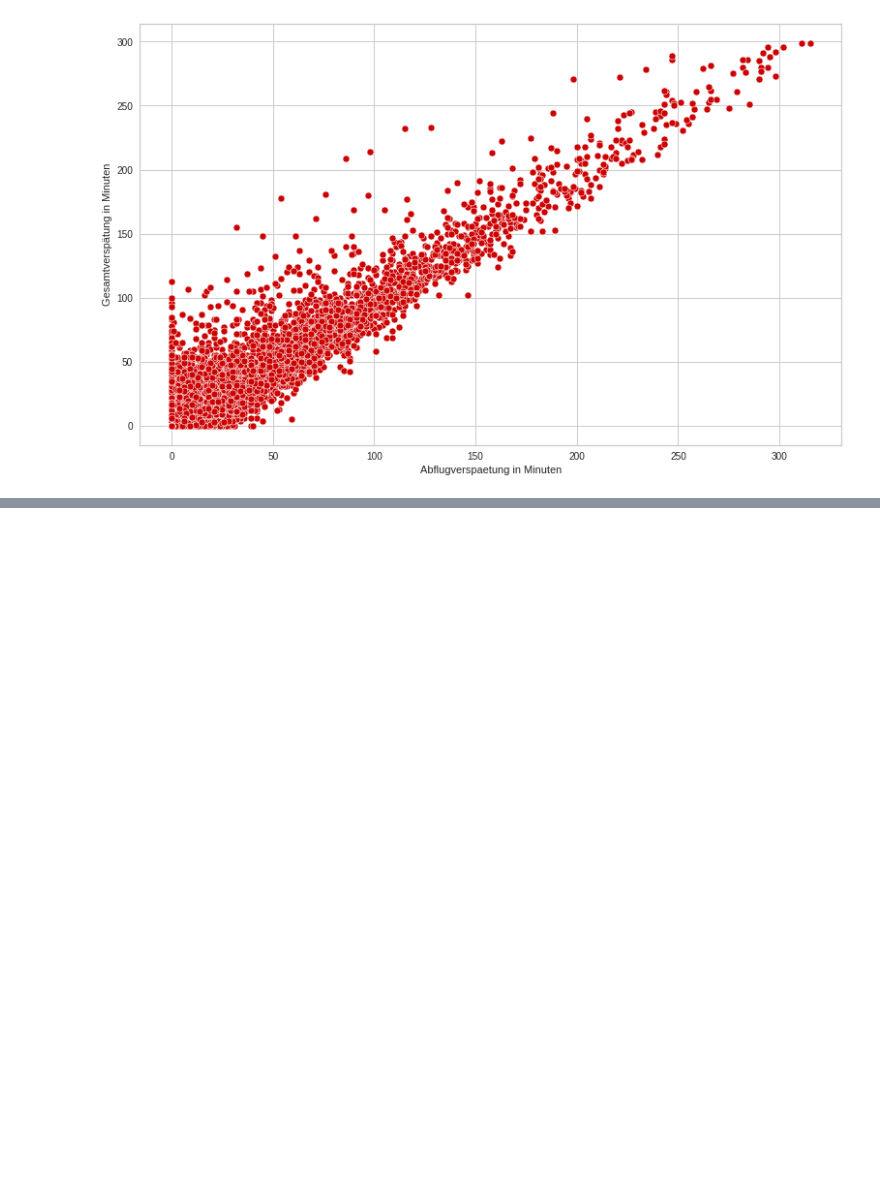
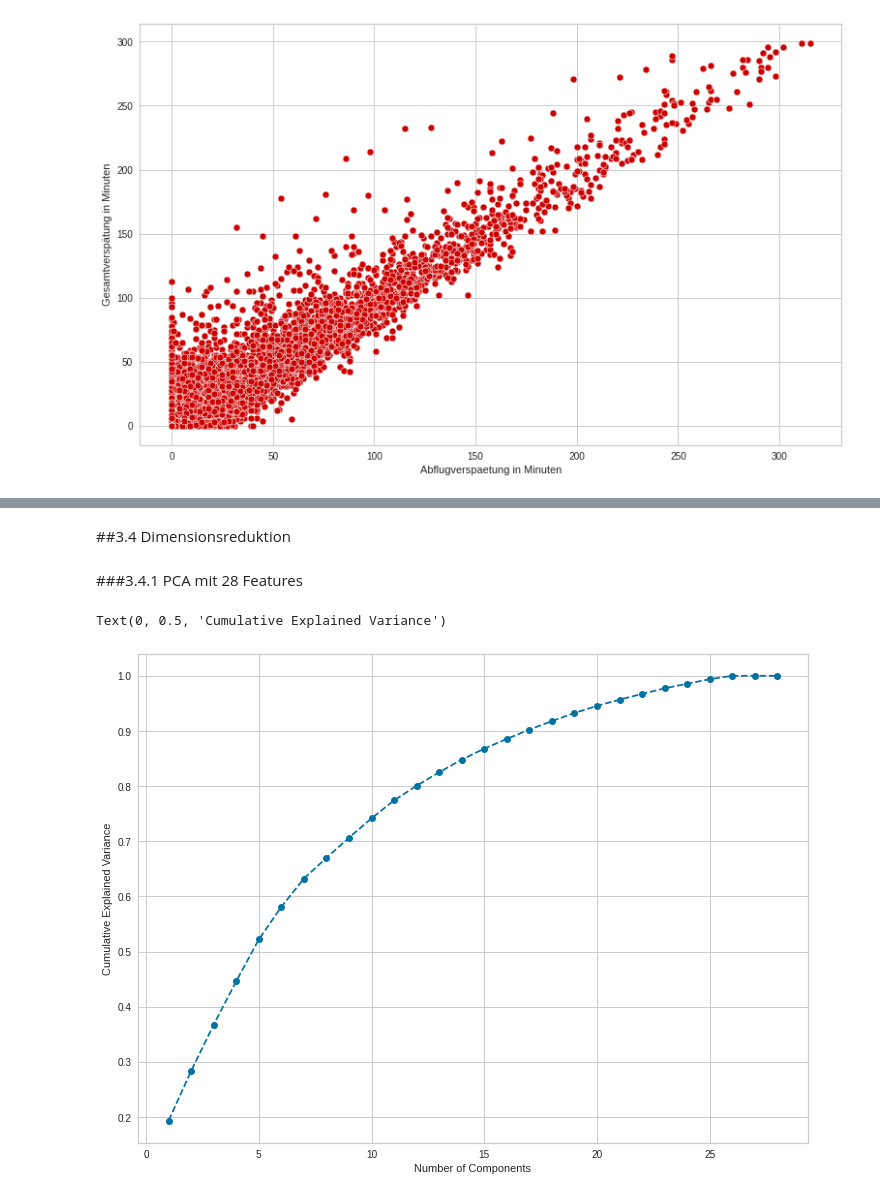
Before and after one commit to AliceKitchkin/Unsupervised-Machine-Learning, a Jupyter notebook: AirlinePassengerSatisfaction.ipynb, the cells around one changed output, grey strips where cells are left out. Saved outputs shown, nothing was run; the diff lists cells and outputs as text; code cells hidden in the pictures; blank space fills up the shorter version.

```diff
--- a/AirlinePassengerSatisfaction.ipynb
+++ b/AirlinePassengerSatisfaction.ipynb
@@ -418,0 +425,3 @@ sns.scatterplot(x=data_final['Abflugverspaetung in Minuten'], y=data_final['Gesa
+# %%
+scaler = StandardScaler()
+data_scaled = pd.DataFrame(scaler.fit_transform(data_final), columns = data_final.columns)
@@ -418,0 +444,16 @@ sns.scatterplot(x=data_final['Abflugverspaetung in Minuten'], y=data_final['Gesa
+# %% [markdown]
+##3.4 Dimensionsreduktion
+# %% [markdown]
+###3.4.1 PCA mit 28 Features
+# %%
+pca28 = PCA()
+pca28.fit(data_scaled)
+
+#50% meiner Features machen 80% meiner Varianz aus
+plt.figure(figsize=(12, 9))
+plt.plot(range(1, 29), pca28.explained_variance_ratio_.cumsum(), marker='o', linestyle='--')
+plt.xlabel('Number of Components')
+plt.ylabel('Cumulative Explained Variance')
+# %% [output]
+Text(0, 0.5, 'Cumulative Explained Variance')
+[figure, added]
```
Also changed, not shown: parts of 18 cells of this notebook.
